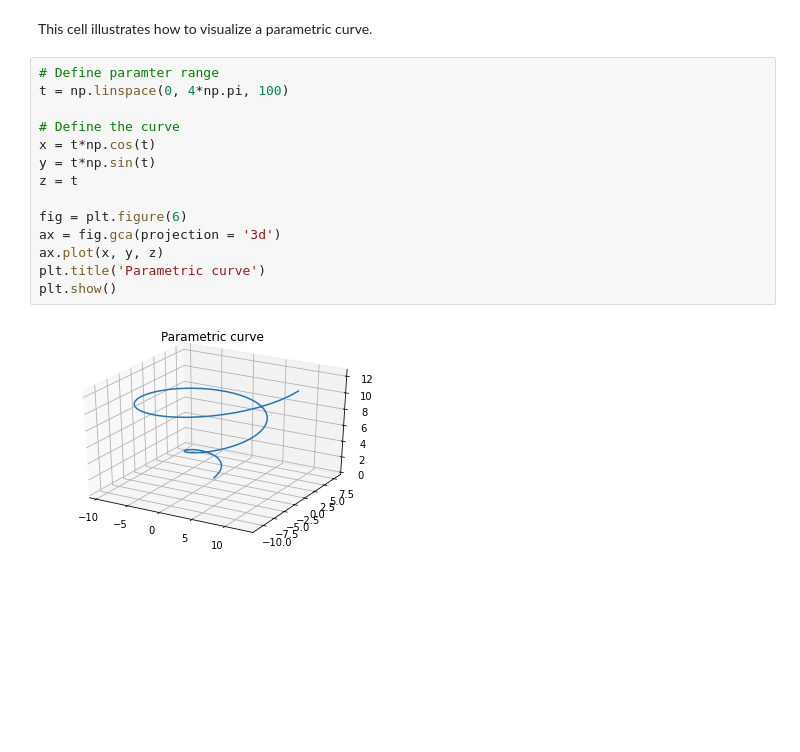
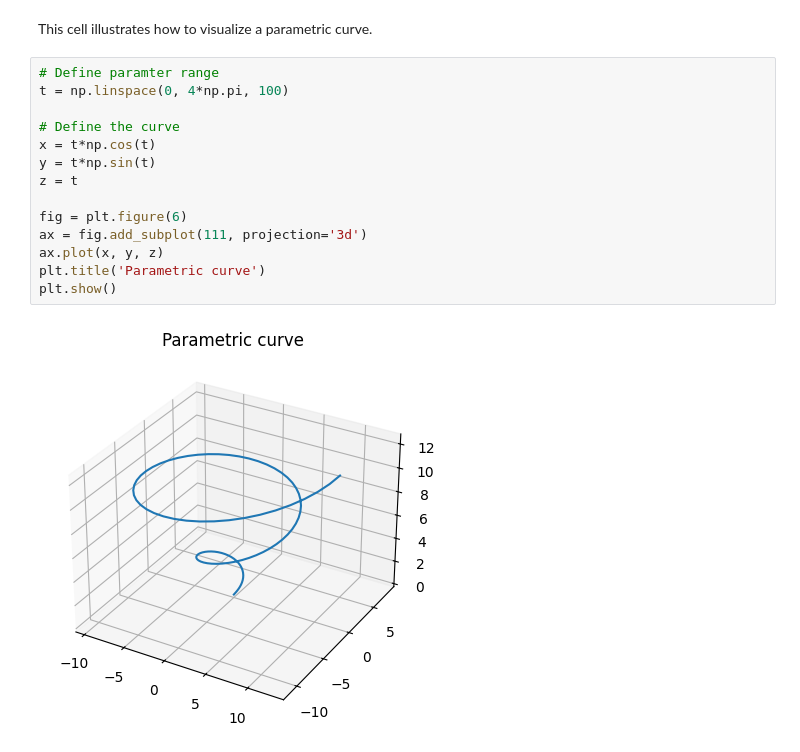
Before and after one commit to johanhoffman/DD2363_V25, a Jupyter notebook: template-report-lab-X.ipynb, the cells around one changed output. Saved outputs shown, nothing was run; the diff lists cells and outputs as text; blank space fills up the shorter version.

```diff
--- a/template-report-lab-X.ipynb
+++ b/template-report-lab-X.ipynb
@@ -408,16 +408,16 @@ This cell illustrates how to visualize a parametric curve.
 # %%
 # Define paramter range
 t = np.linspace(0, 4*np.pi, 100)
 
 # Define the curve
 x = t*np.cos(t)
 y = t*np.sin(t)
 z = t
 
 fig = plt.figure(6)
-ax = fig.gca(projection = '3d')
+ax = fig.add_subplot(111, projection='3d')
 ax.plot(x, y, z)
 plt.title('Parametric curve')
 plt.show()
 # %% [output]
-[figure, old version]
+[figure, new version]
```
Also changed, not shown: parts of 5 cells of this notebook.
